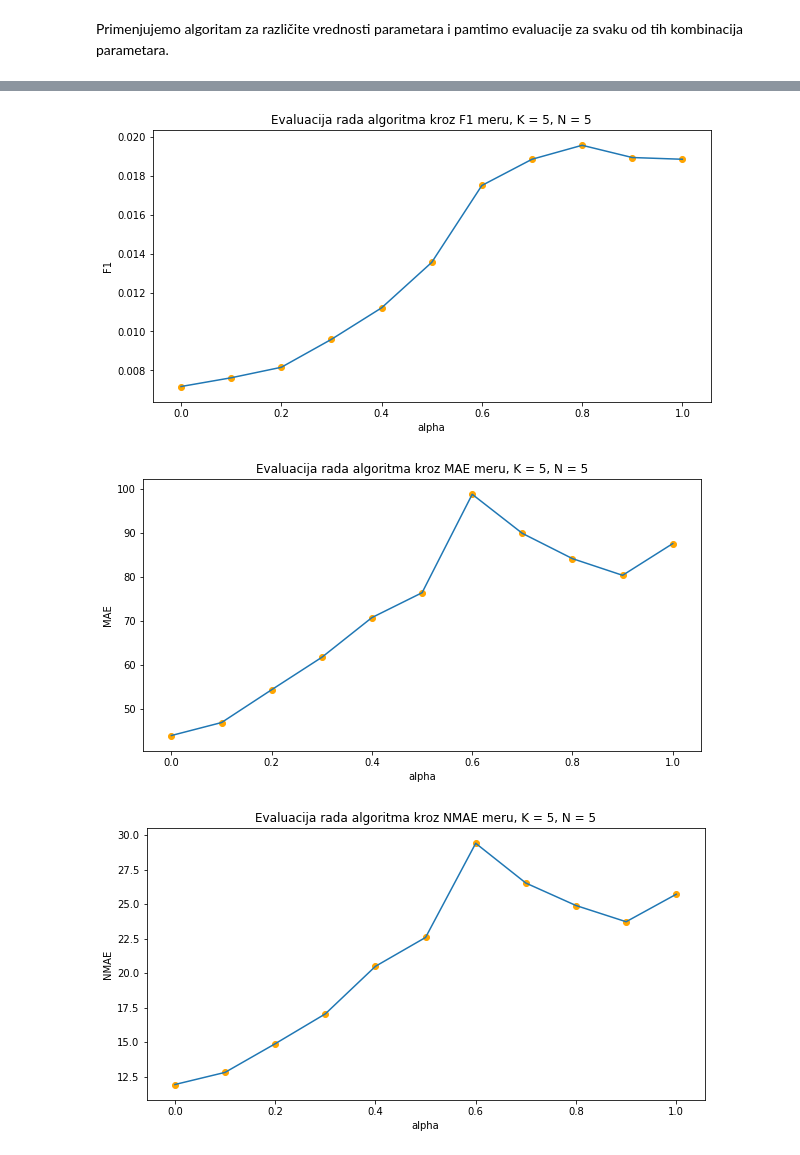
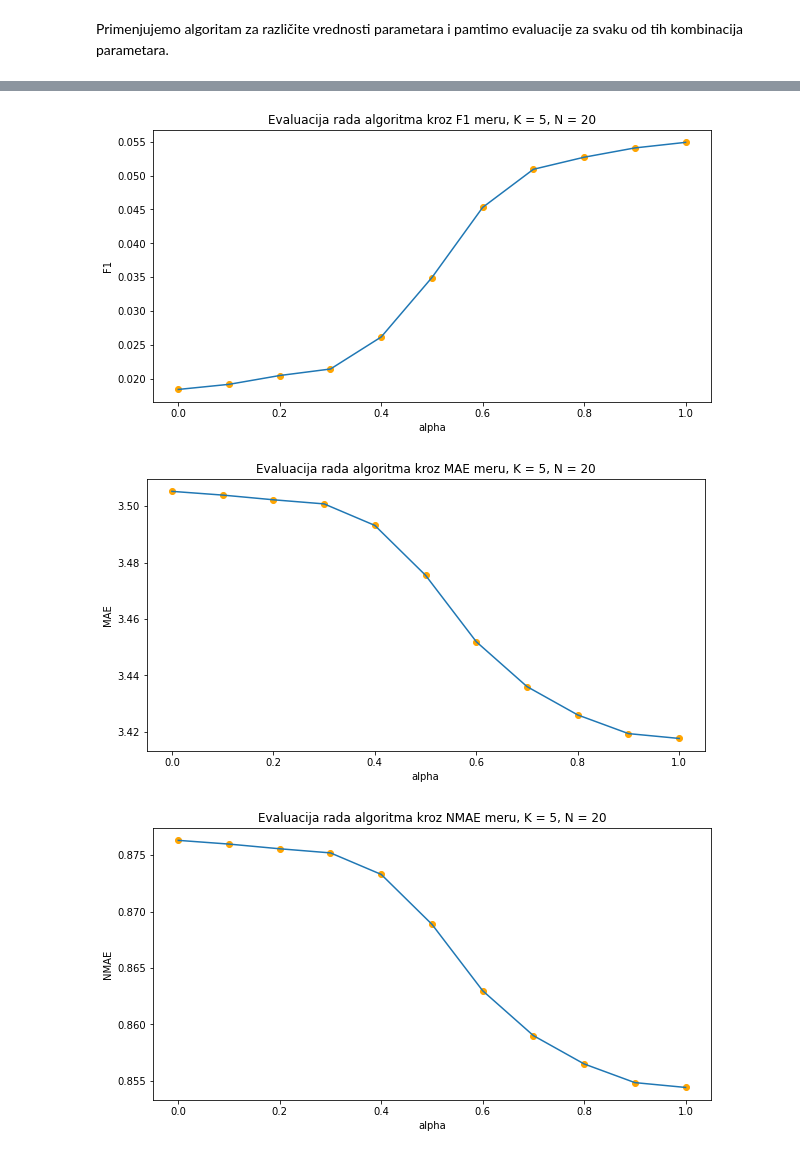
Before and after one commit to VladanaDjordjevic/Collaborative-Filtering-Covariance-Matrix, a Jupyter notebook: MovieLens 100K.ipynb, the cells around one changed output, grey strips where cells are left out. Saved outputs shown, nothing was run; the diff lists cells and outputs as text; code cells hidden in the pictures.

```diff
--- a/MovieLens 100K.ipynb
+++ b/MovieLens 100K.ipynb
@@ -632,3 +555,5 @@ R
+# %%
+R = recommendToTestUsers(0.9, 5, 5)
 # %% [markdown]
 Za svakog test korisnika vraćamo filmove koje je gledao i ocene koje im je dao.
 # %%
@@ -778,0 +708,4 @@ def getMAEandNMAE(R, T):
+# %%
+def findUsersForItem(item):
+    x = np.array([u != 0 for u in ui_matrix_train[:, item - 1]])
+    return set(np.where(x == True)[0])
@@ -779,3 +725,17 @@ def getMAEandNMAE(R, T):
+# %%
+def getDiversity(R):
+    number_of_test_users = test_data['user'].unique().shape[0]
+    result = np.zeros(number_of_test_users)
+    i = 0
+
+    for r in R:
+        items_of_user = [x[0] for x in R[r]]
+        result[i] = 1 - (jaccard_similarity(items_of_user))/((1/2) * len(R[r]) * (len(R[r]) - 1))
+        i = i + 1
+
+    Diversity = np.sum(result) / number_of_test_users
+
+    return Diversity
 # %% [markdown]
 Primenjujemo algoritam za različite vrednosti parametara i pamtimo evaluacije za svaku od tih kombinacija parametara.
 # %%
@@ -785,18 +745,22 @@ def applyAlgorithm():
     F1s = []
     MAEs = []
     NMAEs = []
+    Ds = []
     for alpha in alphas:
         print(alpha)
-        R = recommendToTestUsers(alpha = alpha, K = 5, N = 5)
-        precision = getPrecision(R, T)
-        recall = getRecall(R, T)
-        F1 = 2 / (1/precision + 1/recall)
+        R = recommendToTestUsers(alpha = alpha, K = 5, N = 20)
+
+        F1 = getF1(R, T)
         F1s.append(F1)
-        MAE_and_NMAE = getMAEandNMAE(R, T)
-        MAEs.append(MAE_and_NMAE[0])
-        NMAEs.append(MAE_and_NMAE[1])
 
-    evaluations = list(zip(alphas, F1s, MAEs, NMAEs))
+        MAE = getMAE(R, T)
+        MAEs.append(MAE)
+        NMAEs.append(0.25 * MAE)
+
+        diversity = getDiversity(R)
+        Ds.append(diversity)
+
+    evaluations = list(zip(alphas, F1s, MAEs, NMAEs, Ds))
 
     return evaluations
 # %%
@@ -834,30 +798,30 @@ evaluations
 # %%
 plt.figure(figsize = (10, 5))
-plt.title('Evaluacija rada algoritma kroz F1 meru, K = 5, N = 5')
+plt.title('Evaluacija rada algoritma kroz F1 meru, K = 5, N = 20')
 plt.plot([element[0] for element in evaluations], [element[1] for element in evaluations])
 plt.scatter([element[0] for element in evaluations], [element[1] for element in evaluations], color = 'orange')
 plt.xlabel('alpha')
 plt.ylabel('F1')
 plt.show()
 # %% [output]
-[figure, old version]
+[figure, new version]
 # %%
 plt.figure(figsize = (10, 5))
-plt.title('Evaluacija rada algoritma kroz MAE meru, K = 5, N = 5')
+plt.title('Evaluacija rada algoritma kroz MAE meru, K = 5, N = 20')
 plt.plot([element[0] for element in evaluations], [element[2] for element in evaluations])
 plt.scatter([element[0] for element in evaluations], [element[2] for element in evaluations], color = 'orange')
 plt.xlabel('alpha')
 plt.ylabel('MAE')
 plt.show()
 # %% [output]
-[figure, old version]
+[figure, new version]
 # %%
 plt.figure(figsize = (10, 5))
-plt.title('Evaluacija rada algoritma kroz NMAE meru, K = 5, N = 5')
+plt.title('Evaluacija rada algoritma kroz NMAE meru, K = 5, N = 20')
 plt.plot([element[0] for element in evaluations], [element[3] for element in evaluations])
 plt.scatter([element[0] for element in evaluations], [element[3] for element in evaluations], color = 'orange')
 plt.xlabel('alpha')
 plt.ylabel('NMAE')
 plt.show()
 # %% [output]
-[figure, old version]
+[figure, new version]
```
Also changed, not shown: parts of 29 cells of this notebook, 1 other file.
